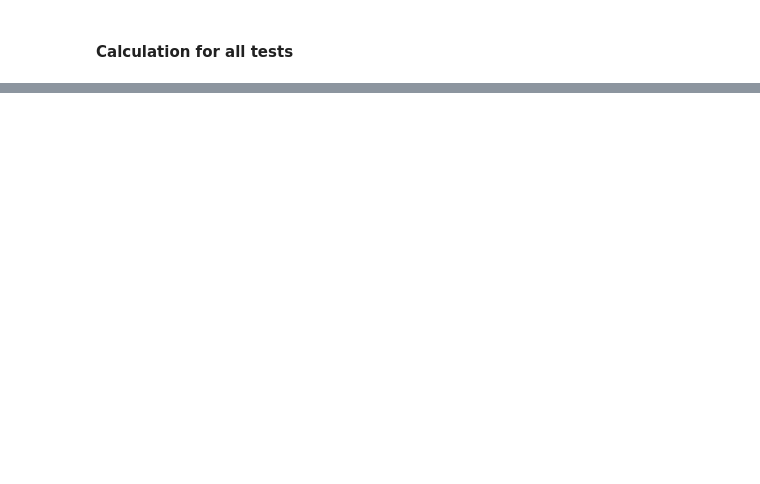
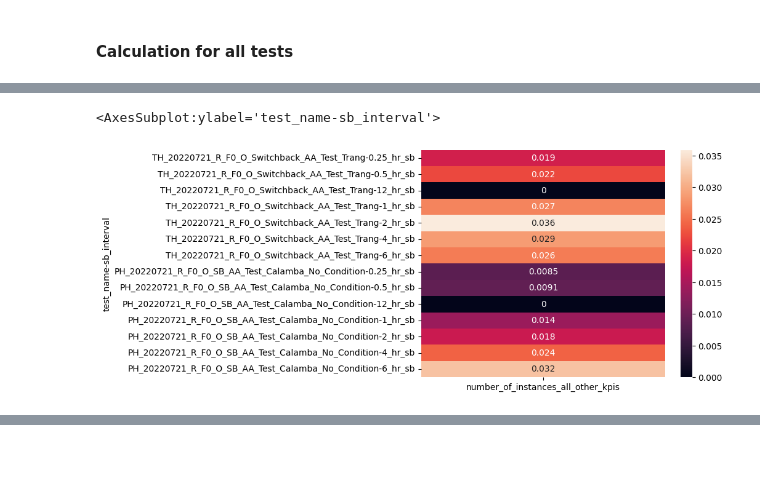
Before and after one commit to omar-elmaria/switchback_test_dag, a Jupyter notebook: notebooks/deep_dive_analyses.ipynb, the cells around one changed output, grey strips where cells are left out. Cells and saved outputs as stored; diff of their text form; code cells hidden in the pictures; blank space fills up the shorter version.

```diff
--- a/notebooks/deep_dive_analyses.ipynb
+++ b/notebooks/deep_dive_analyses.ipynb
@@ -327,9 +379,10 @@ def sig_calc_time_region_units_func(df, test_name, test_start, test_end, sb_inte
 # Run the function
 df_t_test, df_agg_t_test, df_pval_t_test_wout_styling, df_pval_t_test_with_styling = sig_calc_time_region_units_func(
     df = df_raw_data,
-    test_name = 'TH_20220721_R_F0_O_Switchback_AA_Test_Trang',
-    test_start = dt.date(2022, 7, 21),
-    test_end = dt.date(2022, 8, 17),
-    sb_interval_hr = 1,
-    sb_groupby_col = 'on_or_off_day'
+    test_name = 'PH_20220721_R_F0_O_SB_AA_Test_Calamba_No_Condition',
+    test_start = dt.date(2022, 7, 22),
+    test_end = dt.date(2022, 8, 18),
+    sb_interval_hr = 6,
+    sb_groupby_col = 'on_or_off_day',
+    rand_determ_assign = 'determ'
 )
@@ -538,0 +804,10 @@ df_pval_t_test_sims
+# %%
+# Check the equal split of 'On'/'Off' instances **without** randomization
+df_split_check_diff_sims_sorted = df_split_check_diff_sims.groupby(['test_name', 'sb_interval']).mean()
+sns.heatmap(
+    df_split_check_diff_sims_sorted.sort_values(by = 'test_name', axis = 0, ascending = False),
+    annot = True
+)
+# %% [output]
+<AxesSubplot:ylabel='test_name-sb_interval'>
+[figure, added]
```
Also changed, not shown: parts of 33 cells of this notebook.
